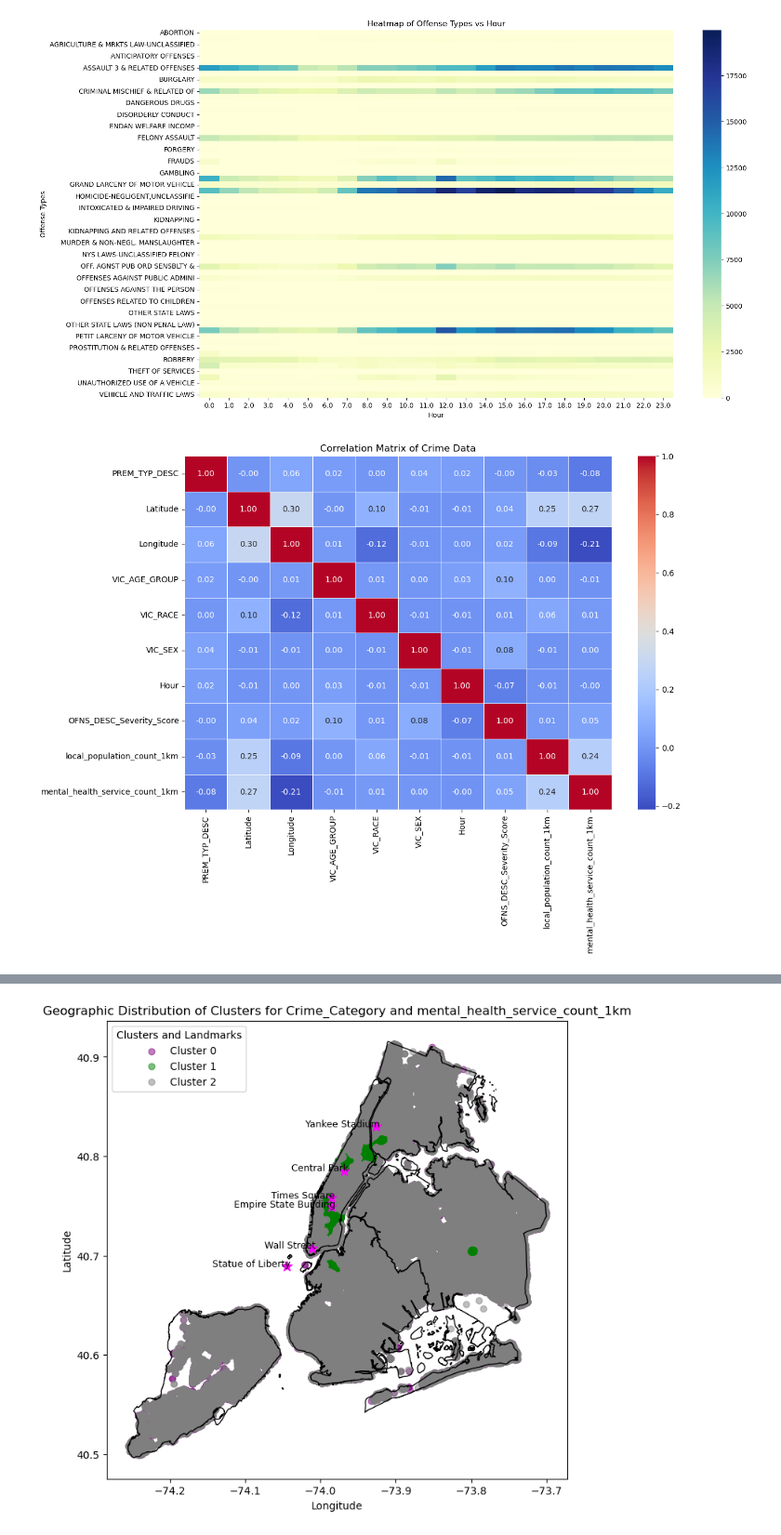
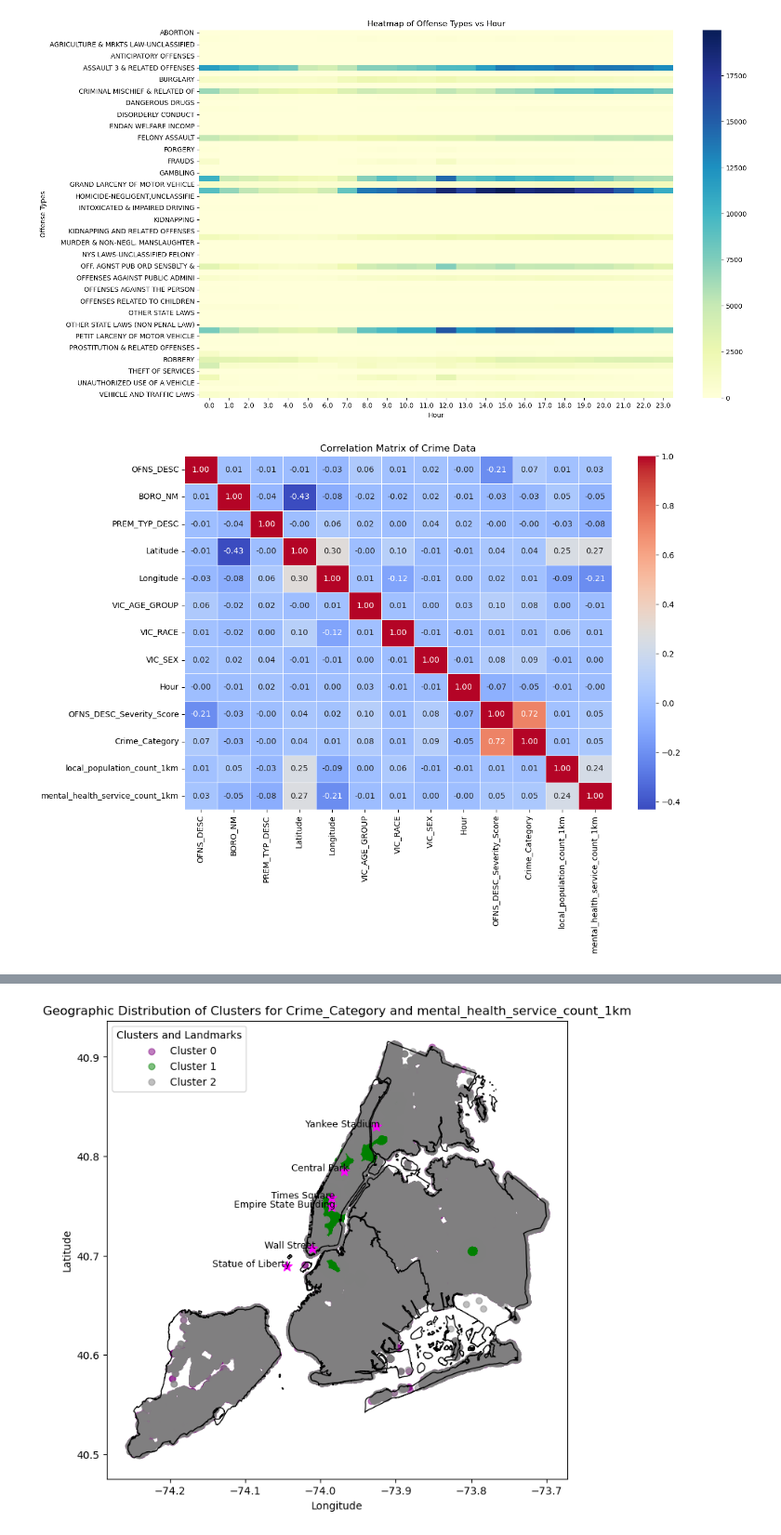
Before and after one commit to rudedoc/data-analytics, a Jupyter notebook: scripts/7 - NYPD Complaints Data Exploration.ipynb, the cells around one changed output, grey strips where cells are left out. Shown at 93% size. Drawn from its saved outputs; the diff is of its cells as text; code cells hidden in the pictures.

```diff
--- a/scripts/7 - NYPD Complaints Data Exploration.ipynb
+++ b/scripts/7 - NYPD Complaints Data Exploration.ipynb
@@ -150,27 +150,24 @@ p-value: 0.0
 # %%
 import pandas as pd
 import numpy as np
 import seaborn as sns
 import matplotlib.pyplot as plt
 from sklearn.preprocessing import LabelEncoder
 
 # Convert categorical columns to numeric using Label Encoding
 label_encoders = {}
-for column in ['PREM_TYP_DESC', 'VIC_AGE_GROUP', 'VIC_RACE', 'VIC_SEX', 'Crime_Category']:
+for column in ['OFNS_DESC', 'BORO_NM', 'PREM_TYP_DESC', 'VIC_AGE_GROUP', 'VIC_RACE', 'VIC_SEX', 'Crime_Category']:
     le = LabelEncoder()
     df[column] = le.fit_transform(df[column])
     label_encoders[column] = le  # Store the label encoder for later use if needed
 
 # Now create the correlation matrix
-correlation_matrix = df[['PREM_TYP_DESC',
-                         'Latitude', 'Longitude', 'VIC_AGE_GROUP', 'VIC_RACE',
-                         'VIC_SEX', 'Hour', 'OFNS_DESC_Severity_Score',
-                         'local_population_count_1km', 'mental_health_service_count_1km']].corr()
+correlation_matrix = df.corr()
 
 # Plot the correlation matrix
 plt.figure(figsize=(12, 8))
 sns.heatmap(correlation_matrix, annot=True, cmap='coolwarm', fmt='.2f', linewidths=0.5)
 plt.title('Correlation Matrix of Crime Data')
 plt.show()
 # %% [output]
-[figure, old version]
+[figure, new version]
```
Also changed, not shown: parts of 15 cells of this notebook, 2 other files.
